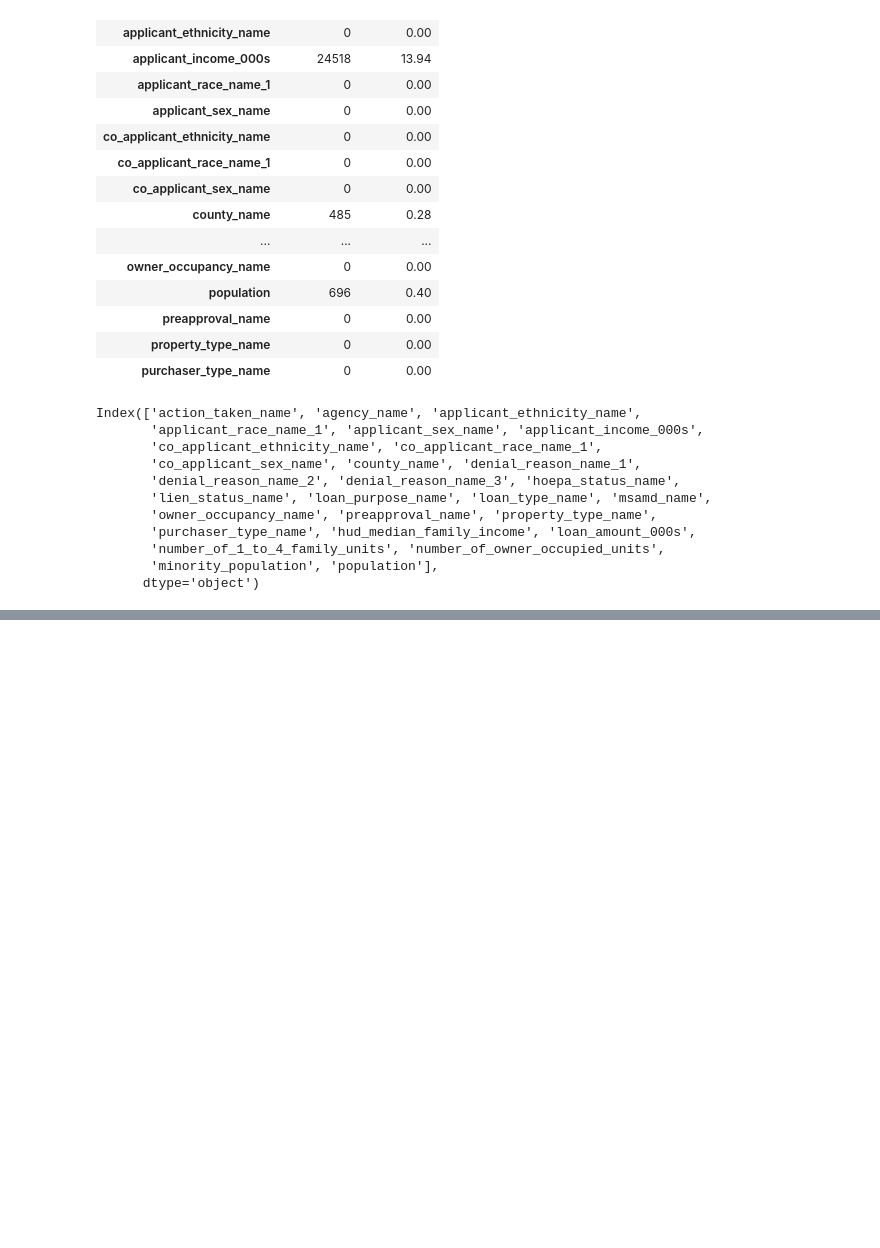
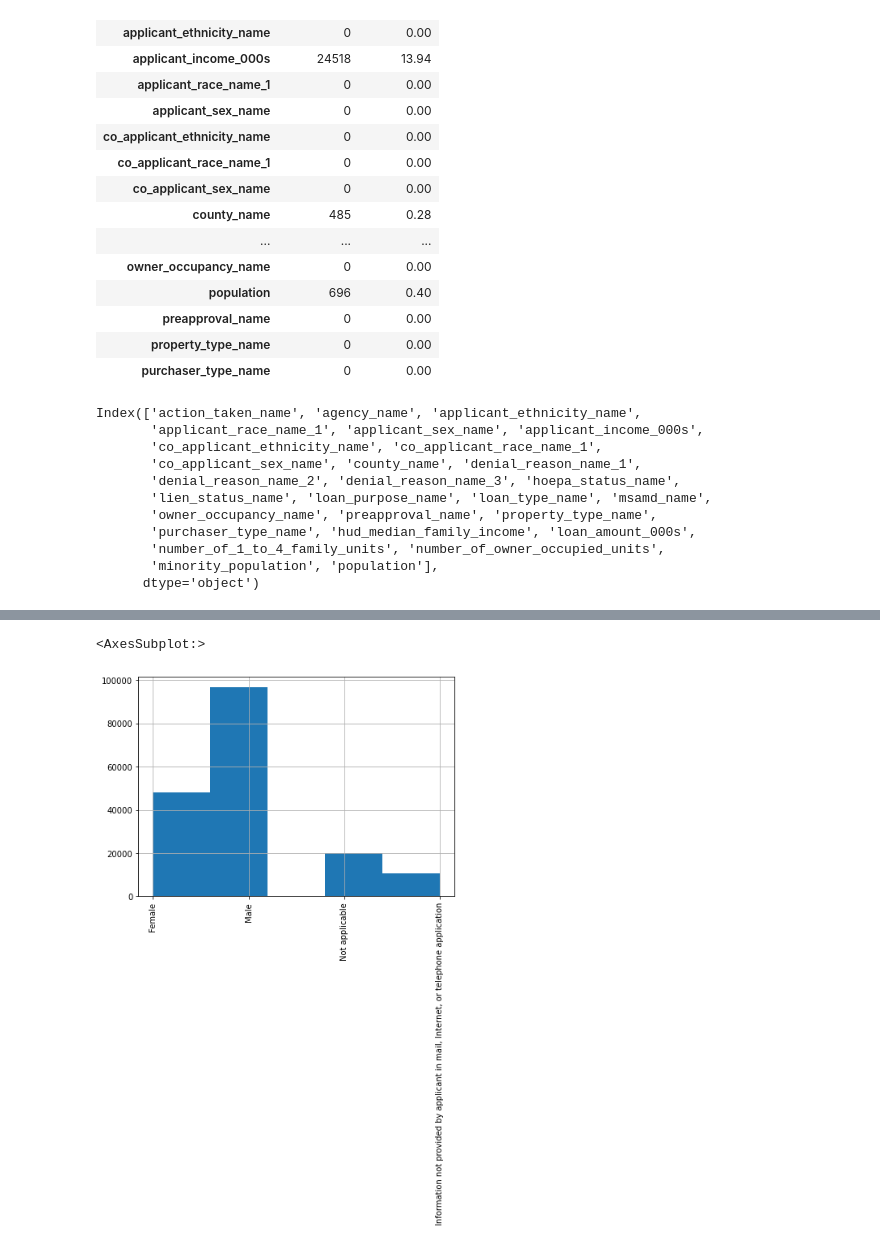
Before and after one commit to DJ1070/Darlehensanfragen, a Jupyter notebook: exploration.ipynb, the cells around one changed output, grey strips where cells are left out. Drawn from its saved outputs; the diff is of its cells as text; code cells hidden in the pictures; blank space fills up the shorter version.

```diff
--- a/exploration.ipynb
+++ b/exploration.ipynb
@@ -80,0 +93,5 @@ KeyError: "None of [Index(['Application denied by financial institution',\n
+# %%
+df.applicant_sex_name.hist(bins = 5, figsize = [7 , 5], xrot = 90)
+# %% [output]
+<AxesSubplot:>
+[figure, added]
```
Also changed, not shown: parts of 9 cells of this notebook.
